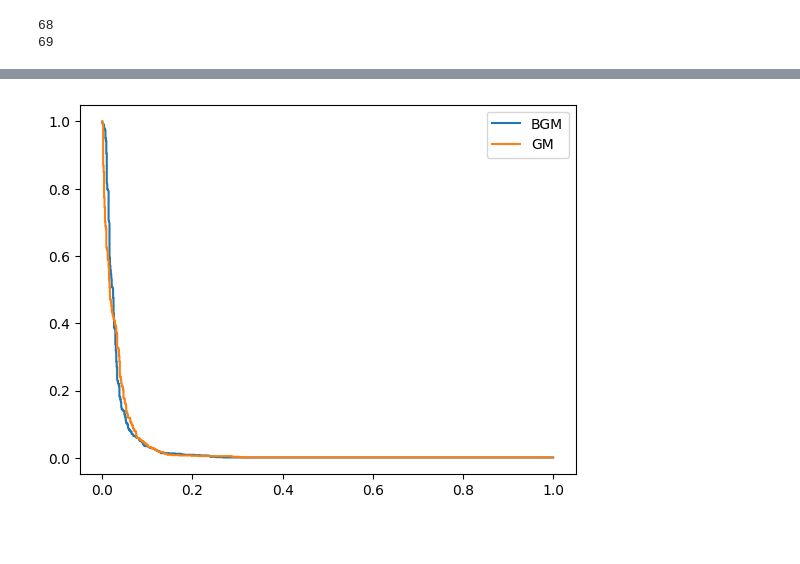
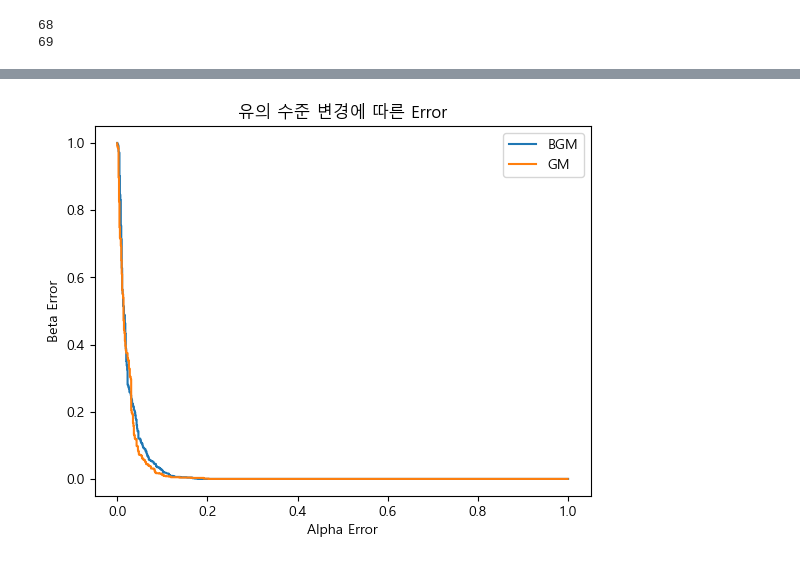
Before and after one commit to Jjineeq/Anomaly-Detection, a Jupyter notebook: TFT_GMM.ipynb, the cells around one changed output, grey strips where cells are left out. Cells and saved outputs as stored; diff of their text form; code cells hidden in the pictures; blank space fills up the shorter version.

```diff
--- a/TFT_GMM.ipynb
+++ b/TFT_GMM.ipynb
@@ -36,6 +39,6 @@ df_ts_x = df_ts_x.reset_index(drop = True)
 from sklearn.mixture import GaussianMixture
 
 # GMM: n_components = 모델의 총 수
-gm = GaussianMixture(n_components=5, covariance_type = 'full',n_init=10, random_state=42)
+gm = GaussianMixture(n_components=5, covariance_type = 'full',n_init=15, random_state=42)
 gm.fit(df_tr_x)
 # %% [output]
@@ -146,7 +151,7 @@ print(gm.aic(df_tr_x))
 # %%
 from sklearn.mixture import BayesianGaussianMixture
 
-bgm = BayesianGaussianMixture(n_components=4, n_init=10, random_state=42)
+bgm = BayesianGaussianMixture(n_components=4, n_init=15, random_state=42)
 bgm.fit(df_tr_x)
 np.round(bgm.weights_, 2)
 # %% [output]
@@ -193,11 +203,15 @@ plt.plot(np.array(gm_alpha)/1000,np.array(gm_beta)/1000)
 # %%
 bgm_alpha = []
 bgm_beta = []
-for i in range(1,10000):
-    i = i/100
-    bgm_densities = bgm.score_samples(df_ts_x)
-    bgm_density_threshold = np.percentile(densities, i)
-    bgm_anomalies = df_ts_x[bgm_densities < bgm_density_threshold]
-    bgm_alpha.append(np.array(np.where(bgm_anomalies.index < 1000)).size)
-    bgm_beta.append(1000-np.array(np.where(bgm_anomalies.index > 1000)).size)
+
+for k in range(2,8):
+    bgm = BayesianGaussianMixture(n_components=k, n_init=15, random_state=42)
+    bgm.fit(df_tr_x)
+    for i in range(1,10000):
+        i = i/100
+        bgm_densities = bgm.score_samples(df_ts_x)
+        bgm_density_threshold = np.percentile(densities, i)
+        bgm_anomalies = df_ts_x[bgm_densities < bgm_density_threshold]
+        bgm_alpha.append(np.array(np.where(bgm_anomalies.index < 1000)).size)
+        bgm_beta.append(1000-np.array(np.where(bgm_anomalies.index > 1000)).size)
 # %%
@@ -208,7 +223,29 @@ plt.plot(np.array(bgm_alpha)/1000,np.array(bgm_beta)/1000)
+# %%
+gm_alpha = []
+gm_beta = []
+bgm_alpha = []
+bgm_beta = []
+
+for i in range(1,10000):
+    i = i/100
+    gm_densities = gm.score_samples(df_ts_x)
+    gm_density_threshold = np.percentile(gm_densities, i)
+    gm_anomalies = df_ts_x[gm_densities < gm_density_threshold]
+    gm_alpha.append(np.array(np.where(gm_anomalies.index < 1000)).size)
+    gm_beta.append(1000-np.array(np.where(gm_anomalies.index > 1000)).size)
+
+    bgm_densities = bgm.score_samples(df_ts_x)
+    bgm_density_threshold = np.percentile(densities, i)
+    bgm_anomalies = df_ts_x[bgm_densities < bgm_density_threshold]
+    bgm_alpha.append(np.array(np.where(bgm_anomalies.index < 1000)).size)
+    bgm_beta.append(1000-np.array(np.where(bgm_anomalies.index > 1000)).size)
 # %%
 plt.plot(np.array(bgm_alpha)/1000,np.array(bgm_beta)/1000, label = 'BGM')
 plt.plot(np.array(gm_alpha)/1000,np.array(gm_beta)/1000, label = 'GM')
 plt.legend()
+plt.title('유의 수준 변경에 따른 Error')
+plt.xlabel('Alpha Error')
+plt.ylabel('Beta Error')
 plt.show()
 # %% [output]
-[figure, old version]
+[figure, new version]
```
Also changed, not shown: parts of 7 cells of this notebook, 4 other files.
